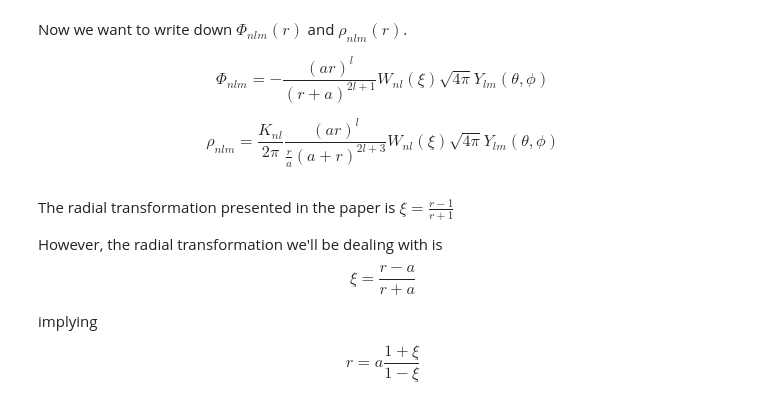
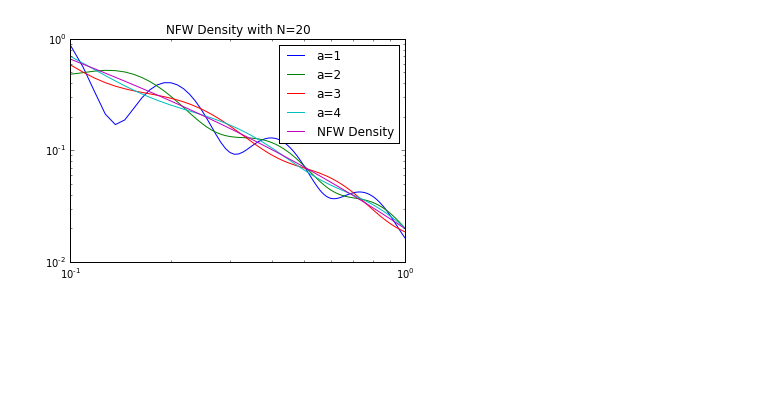
Before and after one commit to SeaifanAladdin/galpy-notebook, a Jupyter notebook: galpy/SCFPotential_aparameter.ipynb, the cells around one changed output. Cells and saved outputs as stored; diff of their text form; code cells hidden in the pictures; blank space fills up the shorter version.

Commit message:
Renamed SCFPotential_aparameter to SCFPotential_mathematics. Also moved the a parameter discussion to a new file called SCFPotential_aparameter

```diff
--- a/galpy/SCFPotential_aparameter.ipynb
+++ b/galpy/SCFPotential_aparameter.ipynb
@@ -42,15 +0,0 @@ Once again, the units of $\rho_{0lm}$ is $\frac{1}{[distance]^3}$ for all $l$.
-# %% [markdown]
-Now we want to write down $\Phi_{nlm}(r)$ and $\rho_{nlm}(r)$.
-
-$$\Phi_{nlm} = - \frac{(a r)^l}{(r + a)^{2l + 1}} W_{nl} (\xi) \sqrt{4\pi} Y_{lm}(\theta, \phi)$$
-
-$$\rho_{nlm} = \frac{K_{nl}}{2\pi} \frac{(ar)^l}{\frac{r}{a} (a + r)^{2l + 3}}  W_{nl} (\xi) \sqrt{4\pi} Y_{lm}(\theta, \phi)$$
-# %% [markdown]
-The radial transformation presented in the paper is $\xi = \frac{r - 1}{r + 1}$
-
-However, the radial transformation we'll be dealing with is
-$$\xi = \frac{r - a}{r + a}$$
-
-implying
-
-$$r = a \frac{1 + \xi}{1 - \xi}$$
@@ -56,0 +9,34 @@ $$r = a \frac{1 + \xi}{1 - \xi}$$
+# %%
+def calculateSCFDensity(scf, R, Z=0., phi=0.):
+    density = nu.zeros(len(R), float)
+    if type(Z) == float: Z = nu.ones((len(R)), float)*Z
+    for i in range(len(R)):
+        density[i] = scf.dens(R[i],Z[i])
+    return density
+
+def rho_Hernquist(R, z=0, phi=0., a_Hernquist=1.):
+    h = HernquistPotential(1., a=a_Hernquist)
+    return h.dens(R,z,phi)
+def rho_NFW(R, z=0, phi=0., a_NFW=1.):
+    nfw = NFWPotential(amp=1.,a=a_NFW)
+    return nfw.dens(R,0)
+# %%
+def plotDensityVaryinga(dens, N, aparem):
+    density = nu.zeros((len(aparem), len(R)), float)
+    densR = dens(R)
+    plt.title("NFW Density with N={}".format(N))
+    for i in range(len(aparem)):
+        a = aparem[i]
+        Acos, Asin = compute_coeffs_spherical(dens,N,a=a)
+        scf = SCFPotential(1., Acos, Asin,a=a)
+        density[i] = calculateSCFDensity(scf,R)
+        dDensity = nu.fabs(density[i] - densR)
+        plt.plot(R, density[i], label="a={0}".format(a))
+    plt.loglog(R, densR, label="NFW Density")
+    plt.legend()
+    return density
+# %%
+R = nu.linspace(.1,1,100)
+density = plotDensityVaryinga(rho_NFW, 20, nu.arange(1,5))
+# %% [output]
+[figure, added]
```
Also changed, not shown: parts of 17 cells of this notebook, 1 other file.
